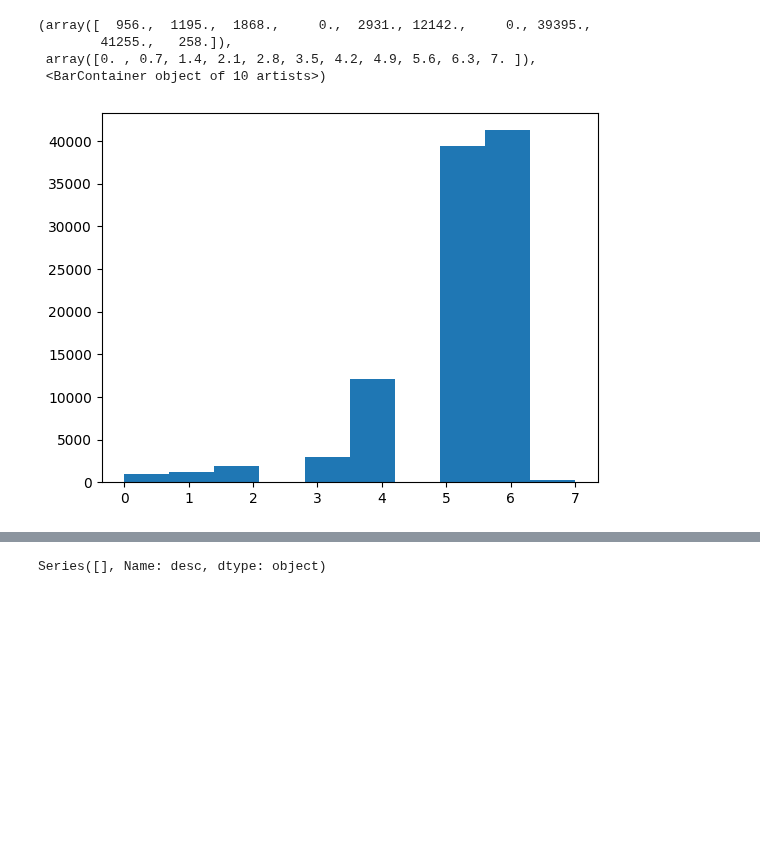
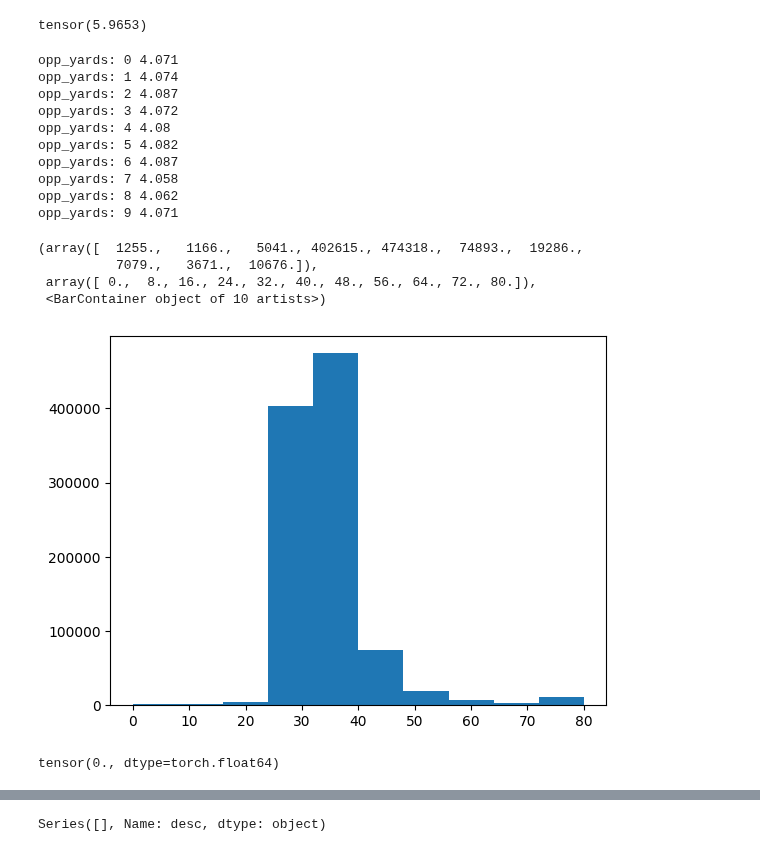
Before and after one commit to sharedw/NFL_sim, a Jupyter notebook: nn_models.ipynb, the cells around one changed output, grey strips where cells are left out. Drawn from its saved outputs; the diff is of its cells as text; code cells hidden in the pictures; blank space fills up the shorter version.

```diff
--- a/nn_models.ipynb
+++ b/nn_models.ipynb
@@ -174,16 +212,17 @@ num_feats = len(rush_yards_cols)
 
 def train_model(X, y, n_in, n_out,n_hidden=50, epochs=20, batch_size=512):
     # Define the model, loss function, and optimizer
-    model = ThreeLayerClassifier(n_in, n_out, n_hidden=n_hidden)
+    device = torch.device('cuda' if torch.cuda.is_available() else 'cpu')
+    model = WithDropout(n_in, n_out, n_hidden=n_hidden).to(device)
     criterion = nn.CrossEntropyLoss()  # Suitable for classification
-    optimizer = optim.Adam(model.parameters(), lr=0.001)
+    optimizer = optim.Adam(model.parameters(), lr=0.001, weight_decay=0.01)
 
     # Split data into training and testing sets
-    train_X, test_X = X[obs//5:], X[:obs//5]
-    train_y, test_y = y[obs//5:], y[:obs//5]
+    train_X, test_X = X[obs//5:].to(device), X[:obs//5].to(device)
+    train_y, test_y = y[obs//5:].to(device), y[:obs//5].to(device)
 
     # Training loop
-    epochs = 20
+    epochs = epochs
     batch_size = 512
 
     for epoch in range(epochs):
@@ -236,0 +256,2 @@ Test Loss: 2.7578, Test Accuracy: 0.1443
+# %%
+rush_yards_model = train_model(X,y, 20, 130, n_hidden = 1000, epochs=15) # 2.81, 0.1393
@@ -237,3 +275,5 @@ Test Loss: 2.7578, Test Accuracy: 0.1443
+# %%
+rush_yards_model = rush_yards_model.to('cpu')
 # %%
 model_path = "models/run_yards_gained.pt"
 torch.save(rush_yards_model.state_dict(), model_path)
@@ -291,0 +343,4 @@ NameError: name 'model' is not defined
+# %%
+test = small.loc[small.yardline_100==45].sample(1)
+xx = torch.Tensor(test[rush_yards_cols].values)
+xy = xy = torch.Tensor(test['yards_shifted'].values)
@@ -292,12 +372,34 @@ NameError: name 'model' is not defined
+# %%
+xx[0][17] #127
+# %% [output]
+tensor(5.9653)
 # %%
-res = rush_yards_model(xx)
-res = F.softmax(res,dim=1)[0]
-samples = torch.clamp( torch.multinomial(res,100000,replacement=True), max=7)
+for ypc in range(0, 10, 1):
+    xx[0][17] = torch.tensor(5)
+    res = rush_yards_model(xx)
+    res = F.softmax(res,dim=1)[0]
+    samples = torch.clamp( torch.multinomial(res,1000000,replacement=True),max=80)
+    avg = round(samples.double().mean().item()-30, 3)
+    print(f'opp_yards: {ypc}',avg) # 3.34
 plt.hist(samples)
 # %% [output]
-(array([  956.,  1195.,  1868.,     0.,  2931., 12142.,     0., 39395.,
-        41255.,   258.]),
- array([0. , 0.7, 1.4, 2.1, 2.8, 3.5, 4.2, 4.9, 5.6, 6.3, 7. ]),
- <BarContainer object of 10 artists>)
+opp_yards: 0 4.071
+opp_yards: 1 4.074
+opp_yards: 2 4.087
+opp_yards: 3 4.072
+opp_yards: 4 4.08
+opp_yards: 5 4.082
+opp_yards: 6 4.087
+opp_yards: 7 4.058
+opp_yards: 8 4.062
+opp_yards: 9 4.071
+(array([  1255.,   1166.,   5041., 402615., 474318.,  74893.,  19286.,
+          7079.,   3671.,  10676.]),
+ array([ 0.,  8., 16., 24., 32., 40., 48., 56., 64., 72., 80.]),
+ <BarContainer object of 10 artists>)
-[figure, old version]
+[figure, new version]
+# %%
+samples.double().min()
+# %% [output]
+tensor(0., dtype=torch.float64)
 # %%
```
Also changed, not shown: parts of 41 cells of this notebook, 6 other files.
